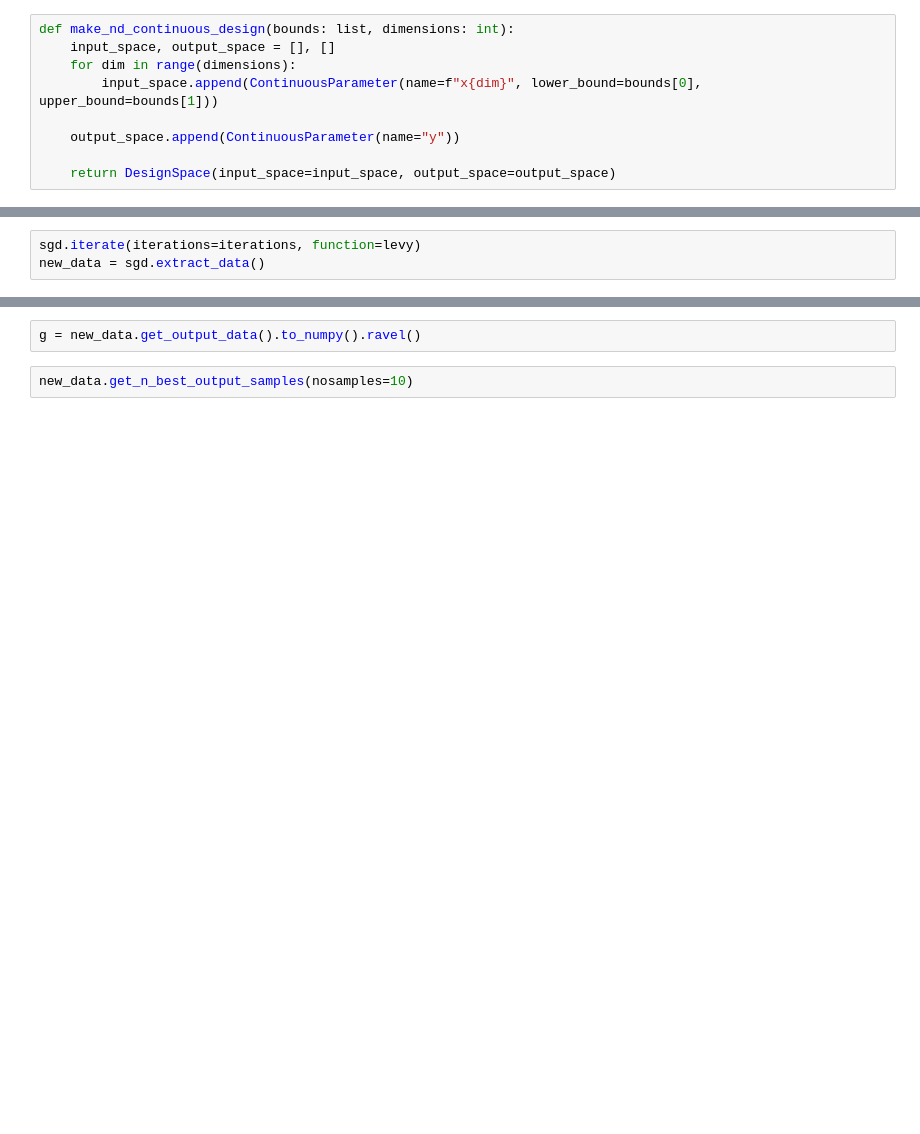
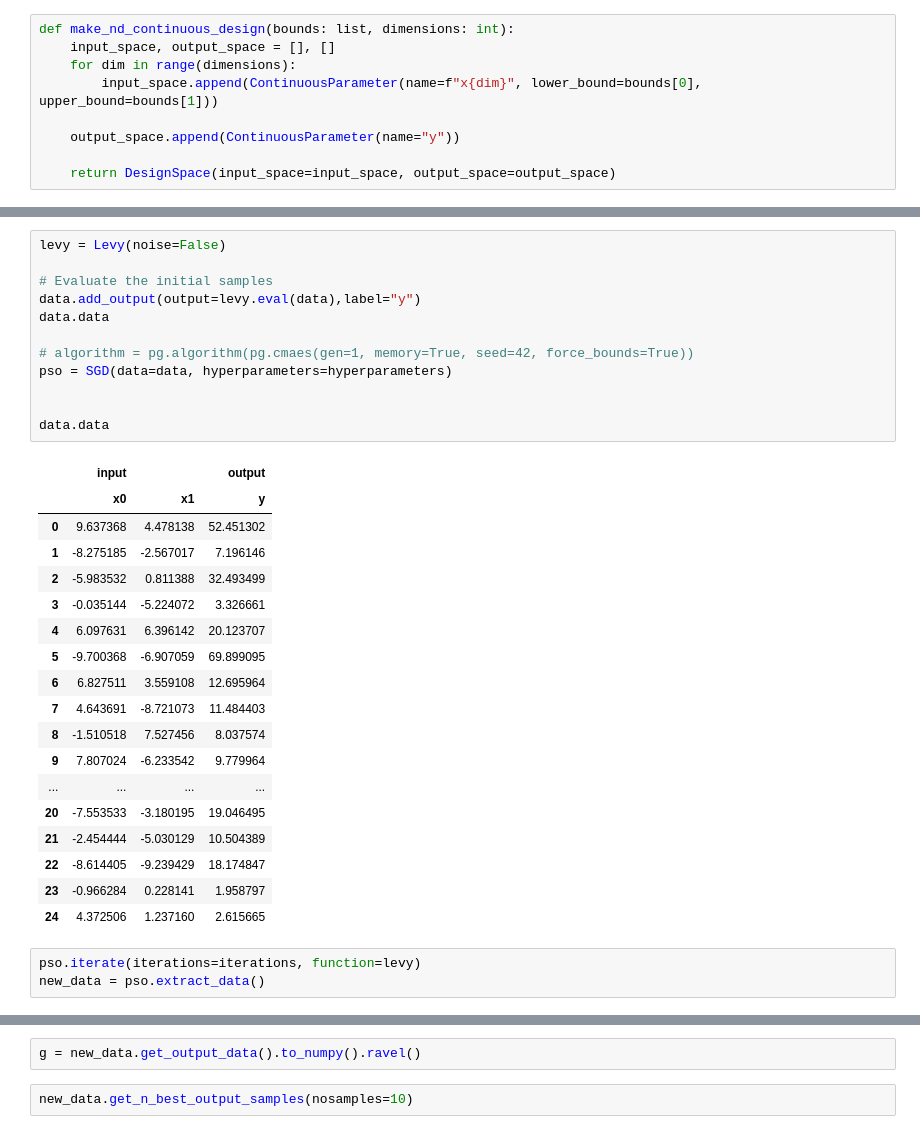
Before and after one commit to bessagroup/f3dasm, a Jupyter notebook: notebooks/pygmo.ipynb, the cells around one changed output, grey strips where cells are left out. Cells and saved outputs as stored; diff of their text form; blank space fills up the shorter version.

```diff
--- a/notebooks/pygmo.ipynb
+++ b/notebooks/pygmo.ipynb
@@ -56,6 +47,37 @@ data.data
+# %%
+levy = Levy(noise=False)
+
+# Evaluate the initial samples
+data.add_output(output=levy.eval(data),label="y")
+data.data
+
+# algorithm = pg.algorithm(pg.cmaes(gen=1, memory=True, seed=42, force_bounds=True))
+pso = SGD(data=data, hyperparameters=hyperparameters)
+
+
+data.data
+# %% [output]
+|  | input |  | output |
+|  | x0 | x1 | y |
+| 0 | 9.637368 | 4.478138 | 52.451302 |
+| 1 | -8.275185 | -2.567017 | 7.196146 |
+| 2 | -5.983532 | 0.811388 | 32.493499 |
+| 3 | -0.035144 | -5.224072 | 3.326661 |
+| 4 | 6.097631 | 6.396142 | 20.123707 |
+| 5 | -9.700368 | -6.907059 | 69.899095 |
+| 6 | 6.827511 | 3.559108 | 12.695964 |
+| 7 | 4.643691 | -8.721073 | 11.484403 |
+| 8 | -1.510518 | 7.527456 | 8.037574 |
+| 9 | 7.807024 | -6.233542 | 9.779964 |
+| ... | ... | ... | ... |
+| 20 | -7.553533 | -3.180195 | 19.046495 |
+| 21 | -2.454444 | -5.030129 | 10.504389 |
+| 22 | -8.614405 | -9.239429 | 18.174847 |
+| 23 | -0.966284 | 0.228141 | 1.958797 |
+| 24 | 4.372506 | 1.237160 | 2.615665 |
 # %%
-sgd.iterate(iterations=iterations, function=levy)
-new_data = sgd.extract_data()
+pso.iterate(iterations=iterations, function=levy)
+new_data = pso.extract_data()
 # %%
 new_data.data
 # %% [output]
```
Also changed, not shown: parts of 11 cells of this notebook, 15 other files.
